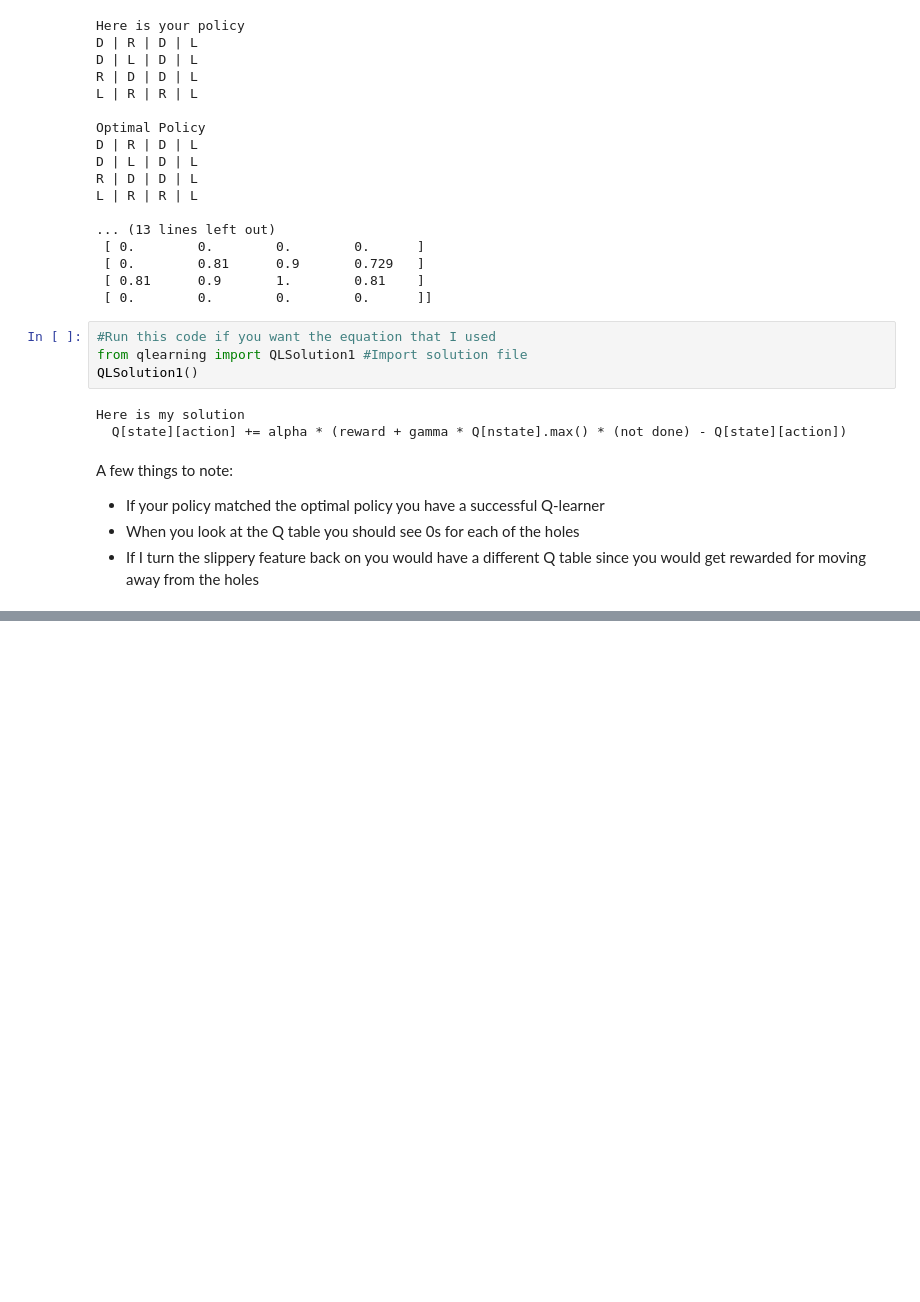
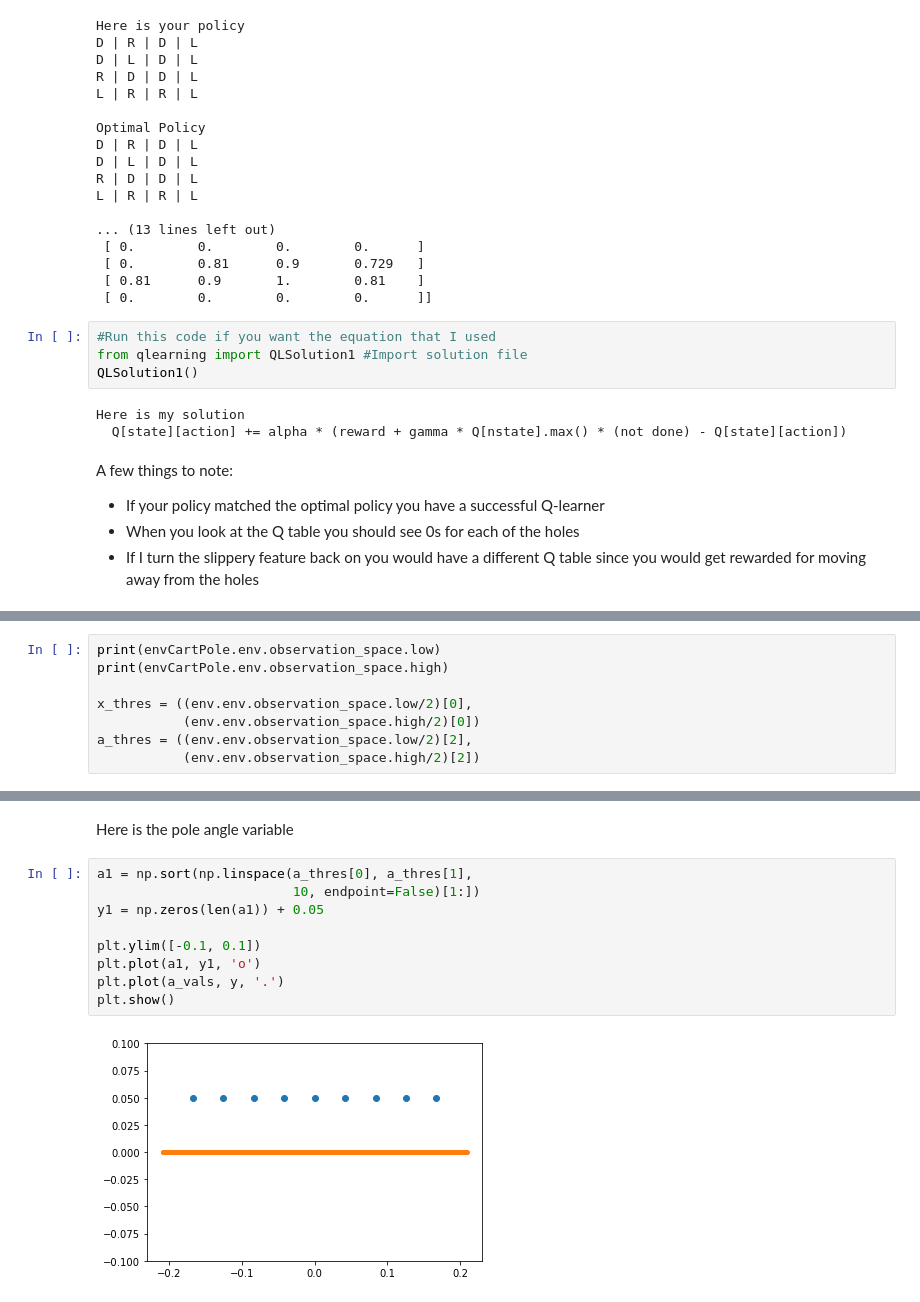
Before and after one commit to ehennis/ReinforcementLearning, a Jupyter notebook: 02-QLearning.ipynb, the cells around one changed output, grey strips where cells are left out. Cells and saved outputs as stored; diff of their text form; blank space fills up the shorter version.

```diff
--- a/02-QLearning.ipynb
+++ b/02-QLearning.ipynb
@@ -217,0 +275,8 @@ Explain this section. Use discretization and then show its limitations
+# %%
+print(envCartPole.env.observation_space.low)
+print(envCartPole.env.observation_space.high)
+
+x_thres = ((env.env.observation_space.low/2)[0],
+           (env.env.observation_space.high/2)[0])
+a_thres = ((env.env.observation_space.low/2)[2],
+           (env.env.observation_space.high/2)[2])
@@ -217,0 +317,13 @@ Explain this section. Use discretization and then show its limitations
+# %% [markdown]
+Here is the pole angle variable
+# %%
+a1 = np.sort(np.linspace(a_thres[0], a_thres[1],
+                         10, endpoint=False)[1:])
+y1 = np.zeros(len(a1)) + 0.05
+
+plt.ylim([-0.1, 0.1])
+plt.plot(a1, y1, 'o')
+plt.plot(a_vals, y, '.')
+plt.show()
+# %% [output]
+[figure, added]
```
Also changed, not shown: parts of 25 cells of this notebook.
